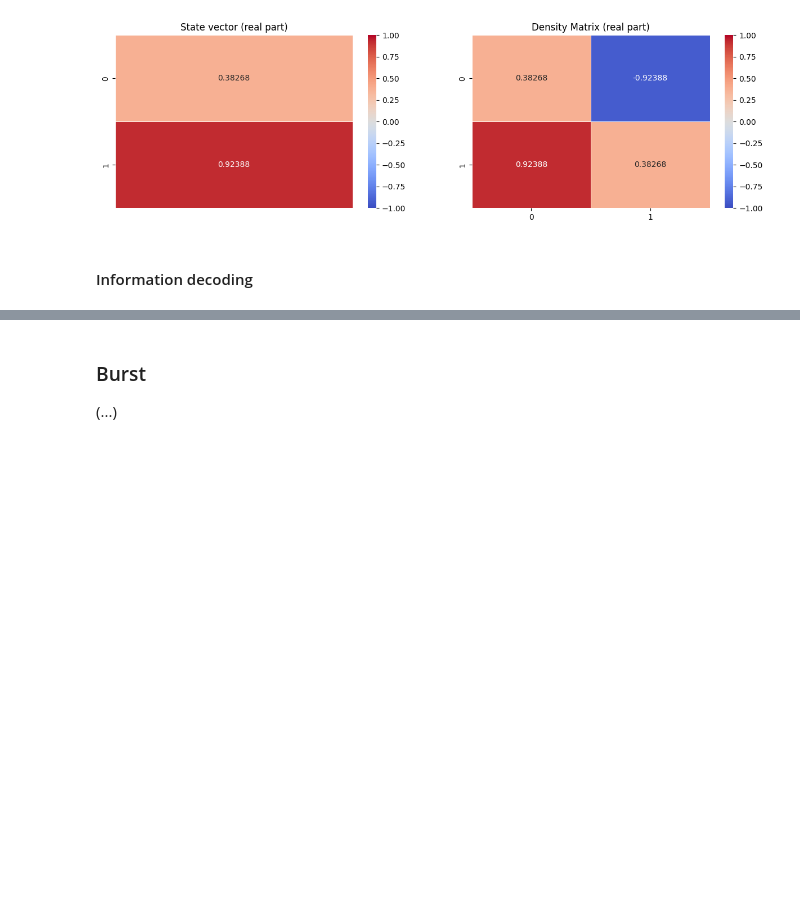
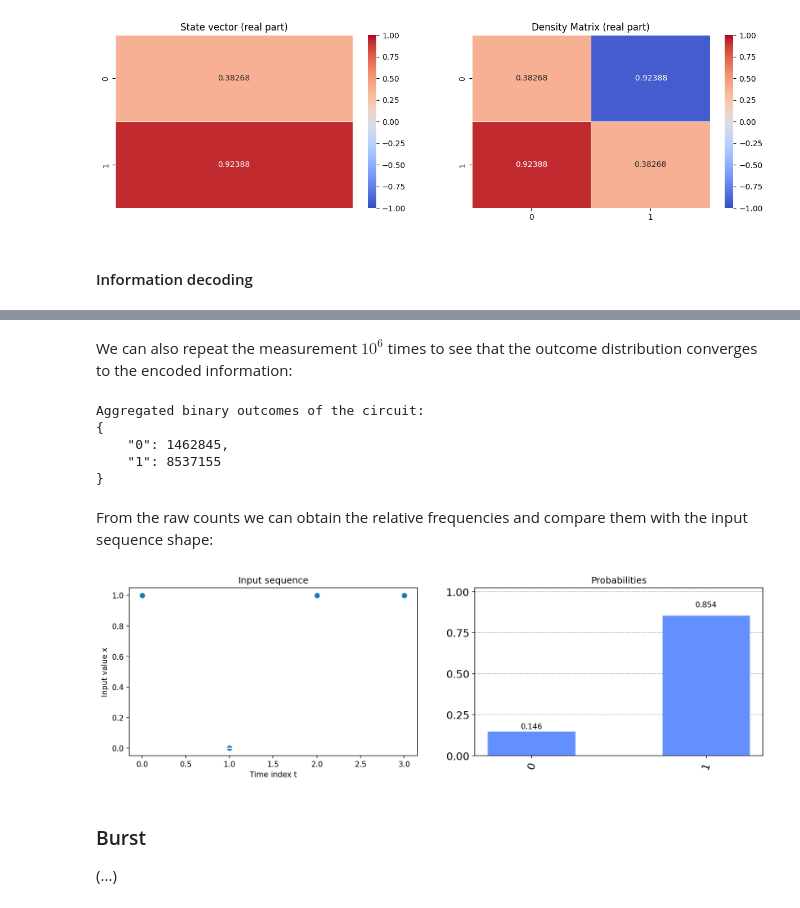
Before and after one commit to Davidelanz/quantum-robot, a Jupyter notebook: docs/notebooks/01_introduction_to_quantum-robot.ipynb, the cells around one changed output, grey strips where cells are left out. Saved outputs shown, nothing was run; the diff lists cells and outputs as text; code cells hidden in the pictures; blank space fills up the shorter version.

```diff
--- a/docs/notebooks/01_introduction_to_quantum-robot.ipynb
+++ b/docs/notebooks/01_introduction_to_quantum-robot.ipynb
@@ -232,0 +247,2 @@ model.plot_state_mat()
+# %%
+counts = model.measure()
@@ -233,3 +256,37 @@ model.plot_state_mat()
+# %% [markdown]
+We can also repeat the measurement $10^6$ times to see that the outcome distribution converges to the encoded information:
+# %%
+counts = model.measure(shots=10e6)
+# %%
+print("Aggregated binary outcomes of the circuit:")
+print(json.dumps(counts, sort_keys=True, indent=4))
+# %% [output]
+Aggregated binary outcomes of the circuit:
+{
+    "0": 1462845,
+    "1": 8537155
+}
+# %% [markdown]
+From the raw counts we can obtain the relative frequencies and compare them with the input sequence shape:
+# %%
+from qiskit.visualization import plot_histogram
+
+plt.figure(figsize=(15, 4), dpi=150)
+
+ax1 = plt.subplot(1, 2, 1)
+ax1.stem(sequence, use_line_collection=True, linefmt="w", basefmt="w")
+ax1.set_xlabel("Time index t")
+ax1.set_ylabel("Input value x")
+ax1.set_title("Input sequence")
+
+ax2 = plt.subplot(1, 2, 2)
+plot_histogram(counts, ax=ax2)
+ax2.set_ylabel("")
+ax2.set_title("Probabilities")
+
+plt.show()
+# %% [output]
+[figure, added]
 # %% [markdown]
 ### Burst
 
```
Also changed, not shown: parts of 7 cells of this notebook, 3 other files.
